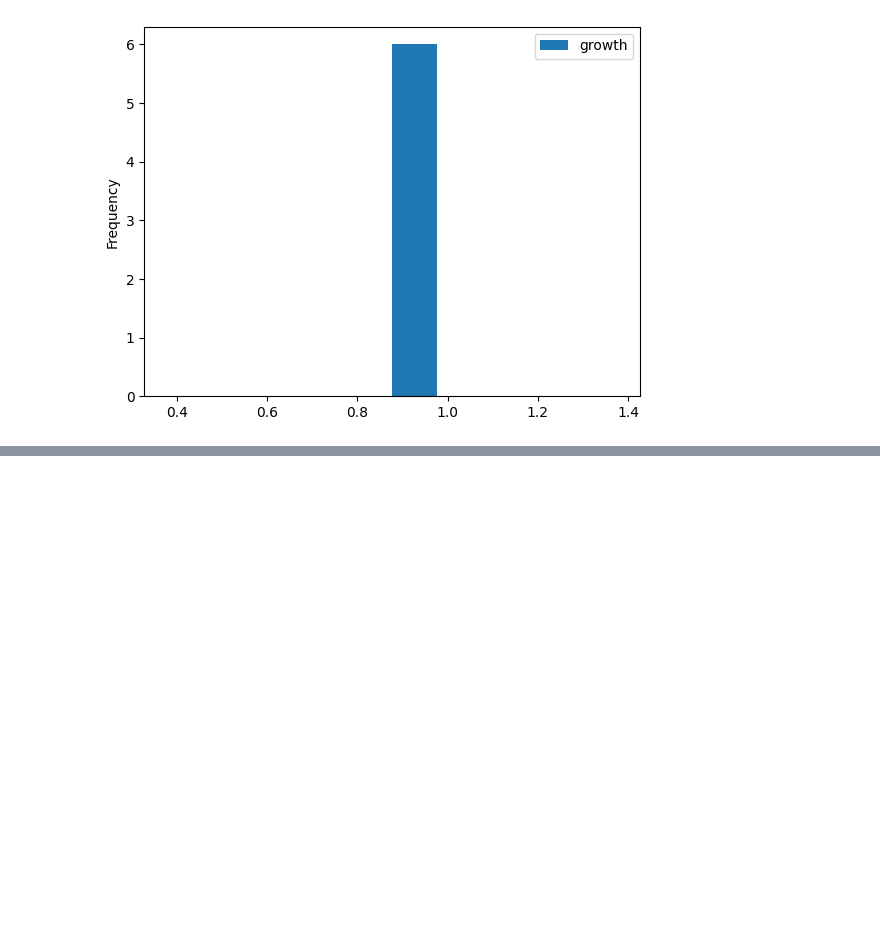
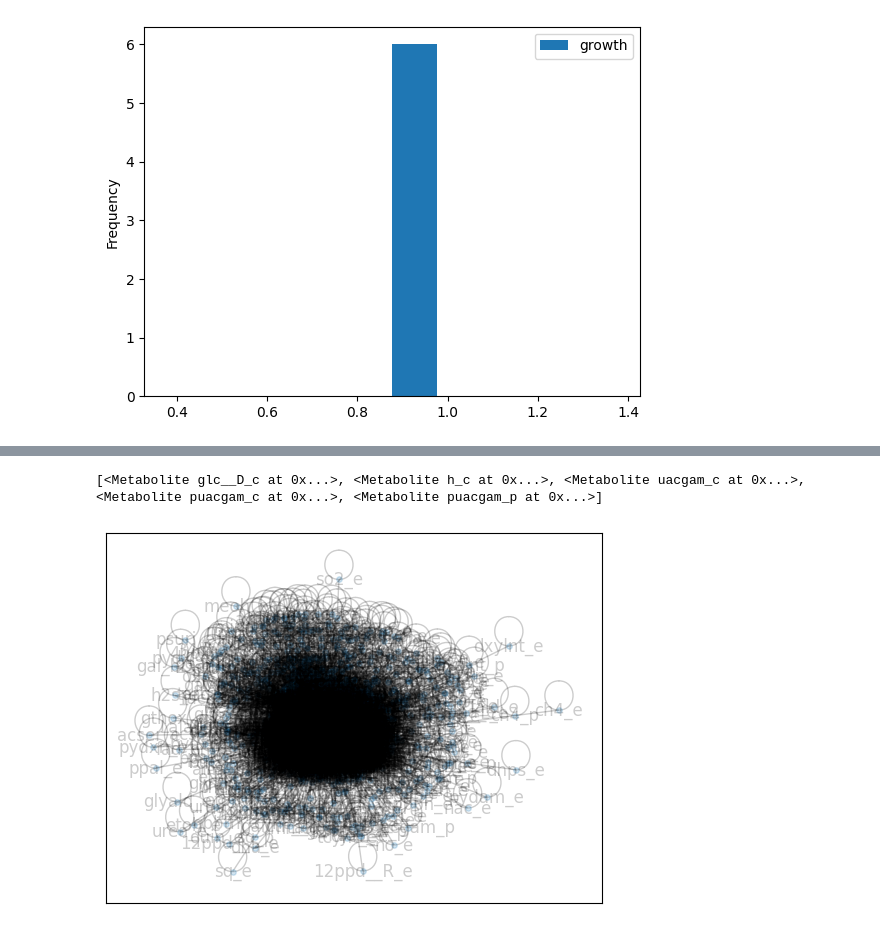
Before and after one commit to 27410/27410-group-assigment-group-13-glucosamine-in-e-coli, a Jupyter notebook: models/GSM.ipynb, the cells around one changed output, grey strips where cells are left out. Cells and saved outputs as stored; diff of their text form; code cells hidden in the pictures; blank space fills up the shorter version.

```diff
--- a/models/GSM.ipynb
+++ b/models/GSM.ipynb
@@ -277,0 +499,10 @@ Name: fluxes, Length: 439, dtype: float64
+# %%
+print(nx.shortest_path(compound_centric_network, source=a, target=b))
+# %% [output]
+[<Metabolite glc__D_c at 0x...>, <Metabolite h_c at 0x...>, <Metabolite uacgam_c at 0x...>, <Metabolite puacgam_c at 0x...>, <Metabolite puacgam_p at 0x...>]
+# %%
+A = (compound_centric_network.subgraph(c) for c in nx.connected_components(compound_centric_network))
+A = list(A)[0]
+nx.draw_networkx(A, node_size=15, alpha=.2, with_labels=True)
+# %% [output]
+[figure, added]
```
Also changed, not shown: parts of 33 cells of this notebook.
